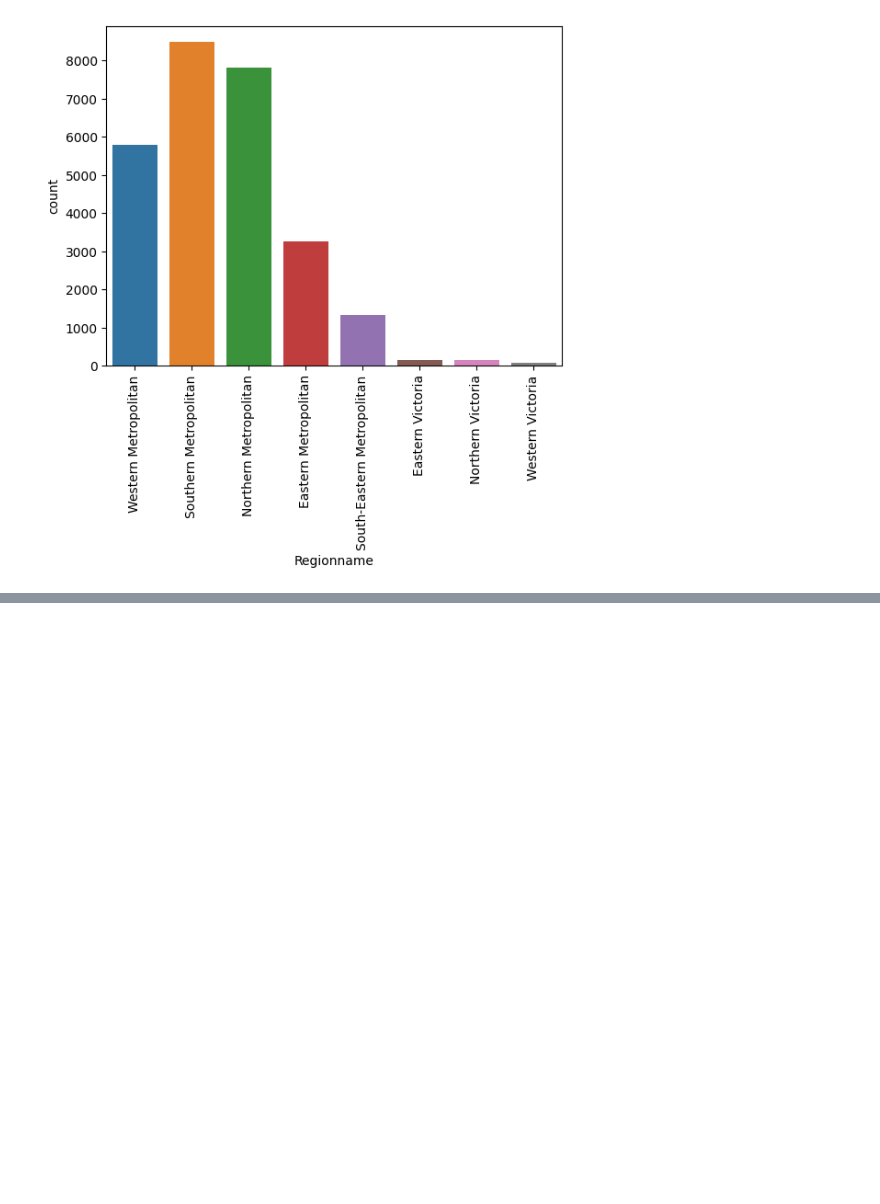
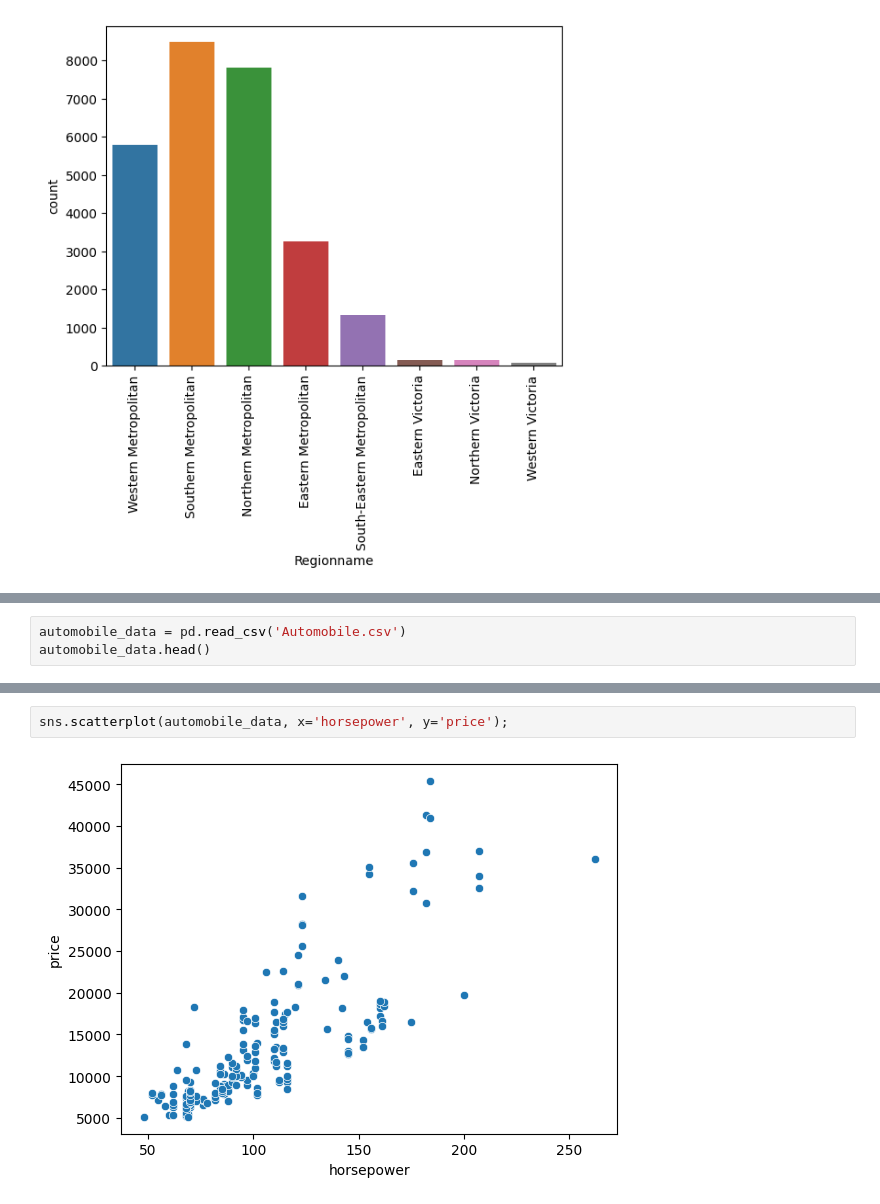
Before and after one commit to sachincredible9/Python_basics, a Jupyter notebook: EDA_Handson.ipynb, the cells around one changed output, grey strips where cells are left out. Drawn from its saved outputs; the diff is of its cells as text; blank space fills up the shorter version.

```diff
--- a/EDA_Handson.ipynb
+++ b/EDA_Handson.ipynb
@@ -678,0 +692,3 @@ plt.show()
+# %%
+automobile_data = pd.read_csv('Automobile.csv')
+automobile_data.head()
@@ -678,0 +719,4 @@ plt.show()
+# %%
+sns.scatterplot(automobile_data, x='horsepower', y='price');
+# %% [output]
+[figure, added]
```
Also changed, not shown: parts of 16 cells of this notebook.
